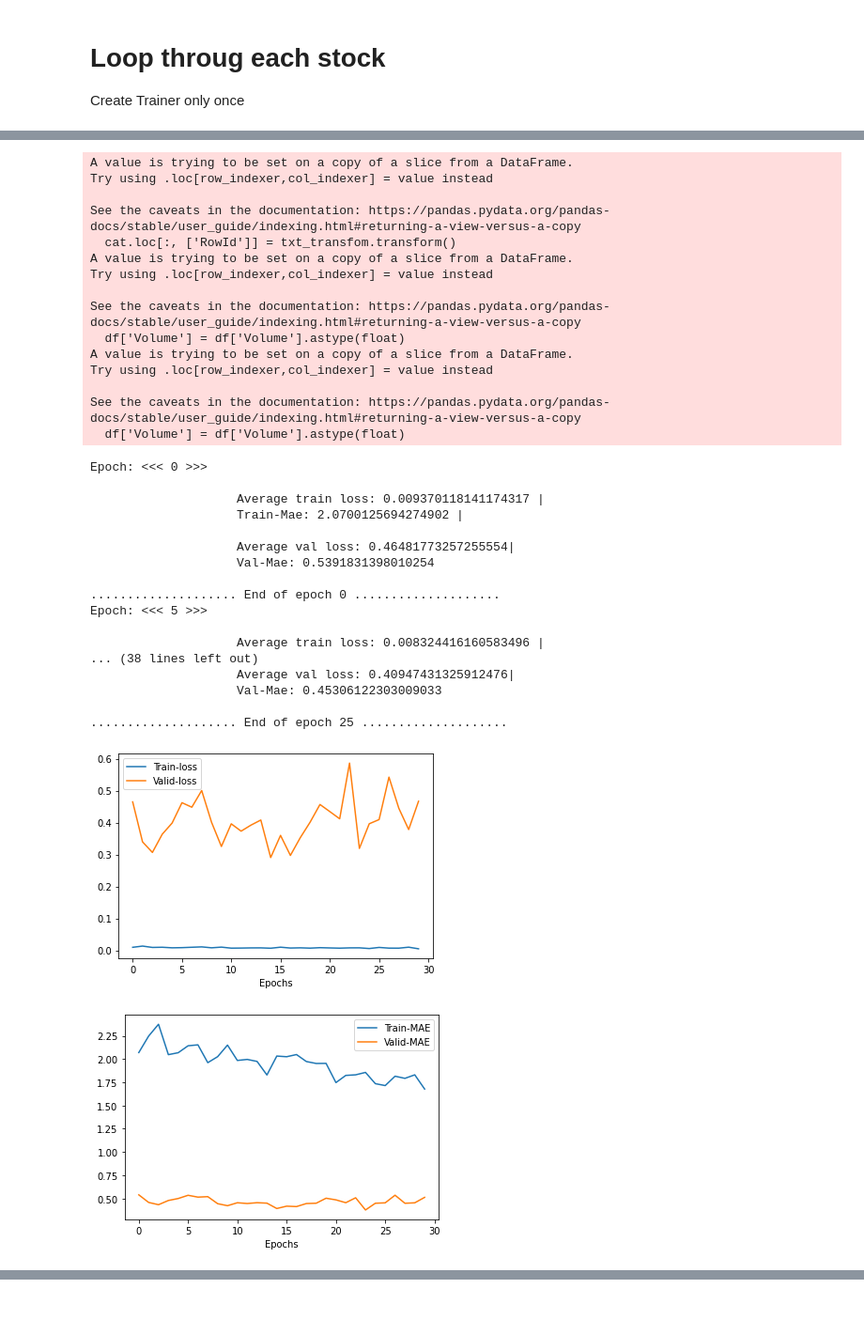
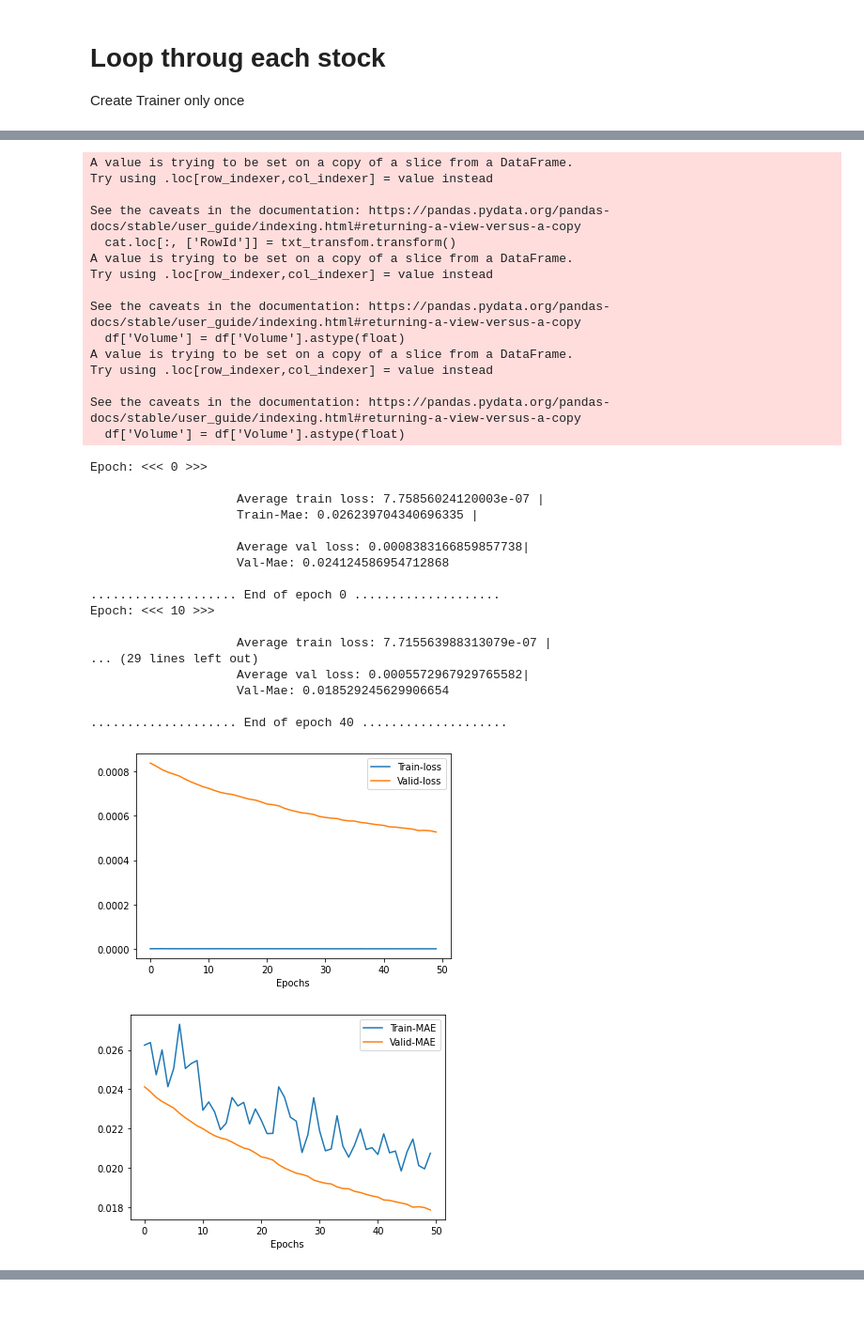
Before and after one commit to gilberto-BE/TokyoStockEx, a Jupyter notebook: notebooks/ML ALL STOCKS.ipynb, the cells around one changed output, grey strips where cells are left out. Shown at 94% size. Drawn from its saved outputs; the diff is of its cells as text; code cells hidden in the pictures.

```diff
--- a/notebooks/ML ALL STOCKS.ipynb
+++ b/notebooks/ML ALL STOCKS.ipynb
@@ -48,7 +48,7 @@ print(torch.version.cuda), torch.cuda.is_available(), torch.cuda.device_count()
 # %% [markdown]
 # Get the unique security codes
 # %%
-train_df = get_train_data()
+train_df = get_data()
 print('Unique adjustment factor:', train_df['AdjustmentFactor'].unique())
 print(train_df['AdjustmentFactor'])
 train_df.head()
@@ -96,7 +96,7 @@ def create_model():
     model = None
     model = NeuralNetwork(
         in_features=TS_IN_FEATURES,
-        units=256,
+        units=128,
         out_features=1,
         categorical_dim=CAT_FEATURES,
         no_embedding=NO_EMBEDDING,
@@ -104,7 +104,7 @@ def create_model():
         n_blocks=4,
         n_stacks=2,
         dropout=0.3,
-        pooling_sizes=6
+        pooling_sizes=3
     )
 
     print(model)
@@ -117,27 +117,38 @@ Create Trainer only once
 stocks = train_df['SecuritiesCode'].unique()
 count = 0
 BATCH_SIZE = 512
-weight_decay = 0.01
+weight_decay = 0.1
+EPOCHS = 50
+model = create_model()
+trainer = Trainer(
+    model,
+    optimizer_name='rmsprop',
+    lr=1.3333e-5,
+    weight_decay=weight_decay
+)
 
-model = create_model()
-trainer = Trainer(model, optimizer_name='rmsprop', lr=1.3333e-4, weight_decay=weight_decay)
 torch.autograd.set_detect_anomaly(True)
 
-for s in stocks:
+for stock in stocks:
     train_loader, val_dataloader = None, None
     if count > 15:
         break
-    print(f'Start training for stock: {s}')
+    print(f'Start training for stock: {stock}')
 
     train_dataloader, val_dataloader = dataloader_by_stock(
-        train_df, s, batch_size=BATCH_SIZE, continous_cols=CONT_COLS)
-
+        train_df,
+        stock,
+        batch_size=BATCH_SIZE,
+        continous_cols=CONT_COLS
+    )
+    # if count > 1:
+    #     EPOCHS = 5
     trainer.fit_epochs(
         train_dataloader,
         val_dataloader,
         use_cyclic_lr=True,
         x_cat=True,
-        epochs=30
+        epochs=EPOCHS
     )
     print('#' * 20)
     print()
@@ -200,41 +211,41 @@ Epoch: <<< 5 >>>
 ####################
 
 Start training for stock: 1332
 continuos shape: (1202, 9)  categorical shape: (1202, 4)
 A value is trying to be set on a copy of a slice from a DataFrame.
 Try using .loc[row_indexer,col_indexer] = value instead
 
 See the caveats in the documentation: https://pandas.pydata.org/pandas-docs/stable/user_guide/indexing.html#returning-a-view-versus-a-copy
   cat.loc[:, ['RowId']] = txt_transfom.transform()
 A value is trying to be set on a copy of a slice from a DataFrame.
 Try using .loc[row_indexer,col_indexer] = value instead
 
 See the caveats in the documentation: https://pandas.pydata.org/pandas-docs/stable/user_guide/indexing.html#returning-a-view-versus-a-copy
   df['Volume'] = df['Volume'].astype(float)
 A value is trying to be set on a copy of a slice from a DataFrame.
 Try using .loc[row_indexer,col_indexer] = value instead
 
 See the caveats in the documentation: https://pandas.pydata.org/pandas-docs/stable/user_guide/indexing.html#returning-a-view-versus-a-copy
   df['Volume'] = df['Volume'].astype(float)
 Epoch: <<< 0 >>>
 
-                    Average train loss: 0.009370118141174317 |
-                    Train-Mae: 2.0700125694274902 |
+                    Average train loss: 7.75856024120003e-07 |
+                    Train-Mae: 0.026239704340696335 |
 
-                    Average val loss: 0.46481773257255554|
-                    Val-Mae: 0.5391831398010254
+                    Average val loss: 0.0008383166859857738|
+                    Val-Mae: 0.024124586954712868
 
 .................... End of epoch 0 ....................
-Epoch: <<< 5 >>>
+Epoch: <<< 10 >>>
 
-                    Average train loss: 0.008324416160583496 |
-... (38 lines left out)
-                    Average val loss: 0.40947431325912476|
-                    Val-Mae: 0.45306122303009033
+                    Average train loss: 7.715563988313079e-07 |
+... (29 lines left out)
+                    Average val loss: 0.0005572967929765582|
+                    Val-Mae: 0.018529245629906654
 
-.................... End of epoch 25 ....................
+.................... End of epoch 40 ....................
-[figure, old version]
+[figure, new version]
-[figure, old version]
+[figure, new version]
 ####################
 
 Start training for stock: 1333
```
Also changed, not shown: parts of 2 cells of this notebook, 5 other files.
